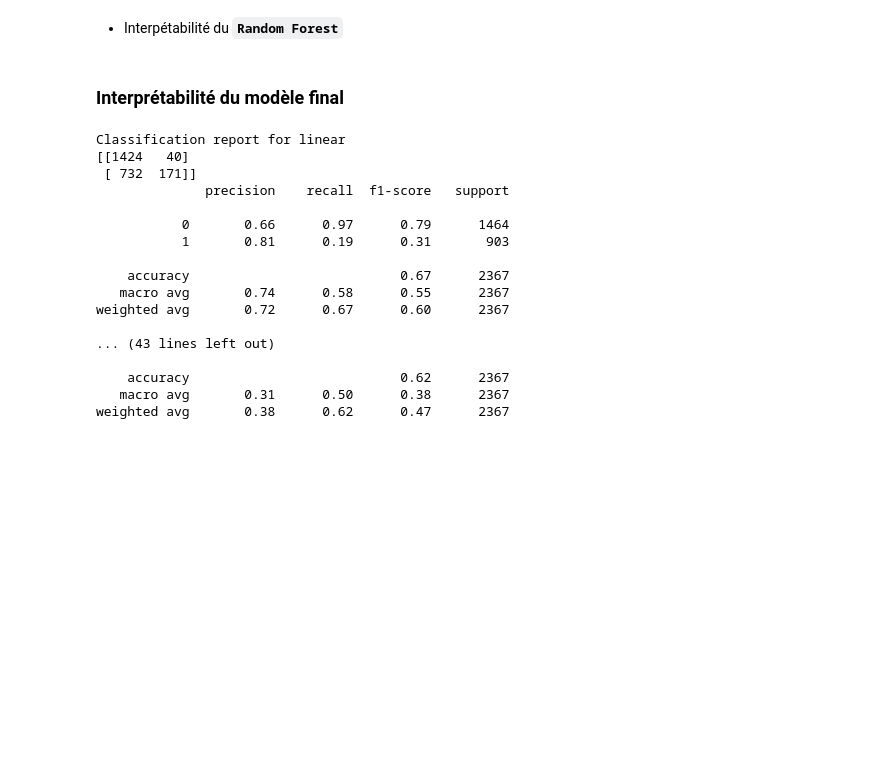
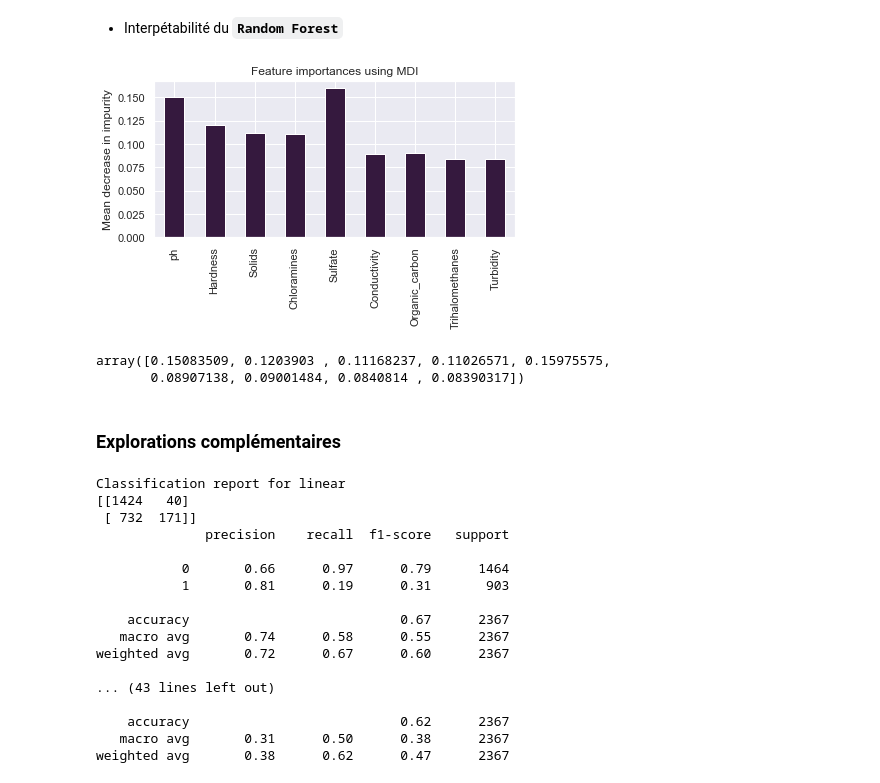
Before and after one commit to bidouze/CleanWaterData, a Jupyter notebook: Eau potable.ipynb, the cells around one changed output. Cells and saved outputs as stored; diff of their text form; code cells hidden in the pictures; blank space fills up the shorter version.

```diff
--- a/Eau potable.ipynb
+++ b/Eau potable.ipynb
@@ -565,16 +564,23 @@ ValueError: The number of FixedLocator locations (2), usually from a call to set
 # %%
 #FEATURE IMPORTANCE
 
-importances = forest.feature_importances_
-rf_importances = pd.Series(importances, index=feature_names)
+importances = final_rf.best_estimator_.feature_importances_
+rf_importances = pd.Series(importances, index= list(X_train.columns))
 
 fig, ax = plt.subplots()
-forest_importances.plot.bar(yerr=std, ax=ax)
+rf_importances.plot.bar( ax=ax)
 ax.set_title("Feature importances using MDI")
 ax.set_ylabel("Mean decrease in impurity")
 fig.tight_layout()
+# %% [output]
+[figure, added]
-# %% [markdown]
-### Interprétabilité du modèle final
+# %%
+importances
+# %% [output]
+array([0.15083509, 0.1203903 , 0.11168237, 0.11026571, 0.15975575,
+       0.08907138, 0.09001484, 0.0840814 , 0.08390317])
+# %% [markdown]
+### Explorations complémentaires
 # %%
 def BoundaryLine(kernel, algo, algo_name):
     reduction = KernelPCA(n_components=2, kernel = kernel)
```
Also changed, not shown: parts of 4 cells of this notebook, 1 other file.
